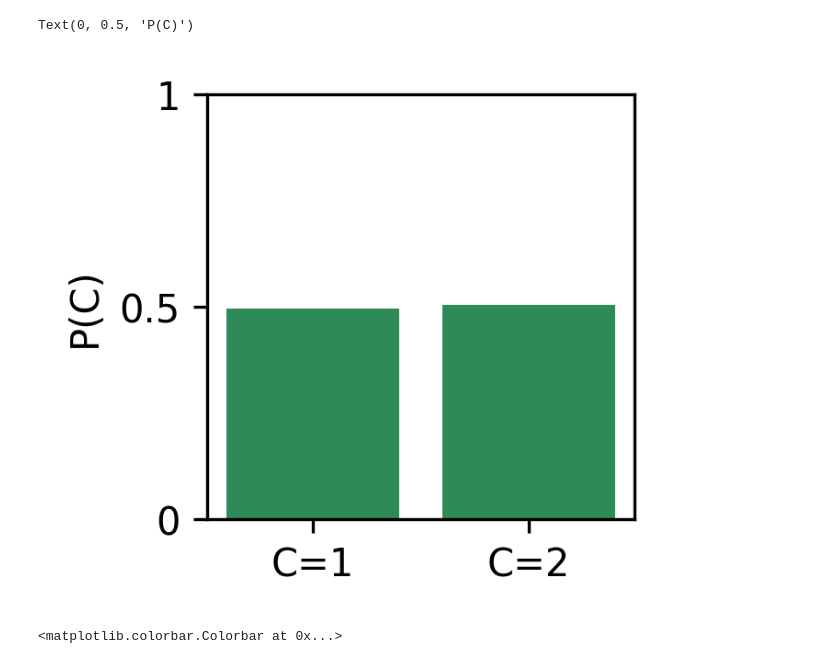
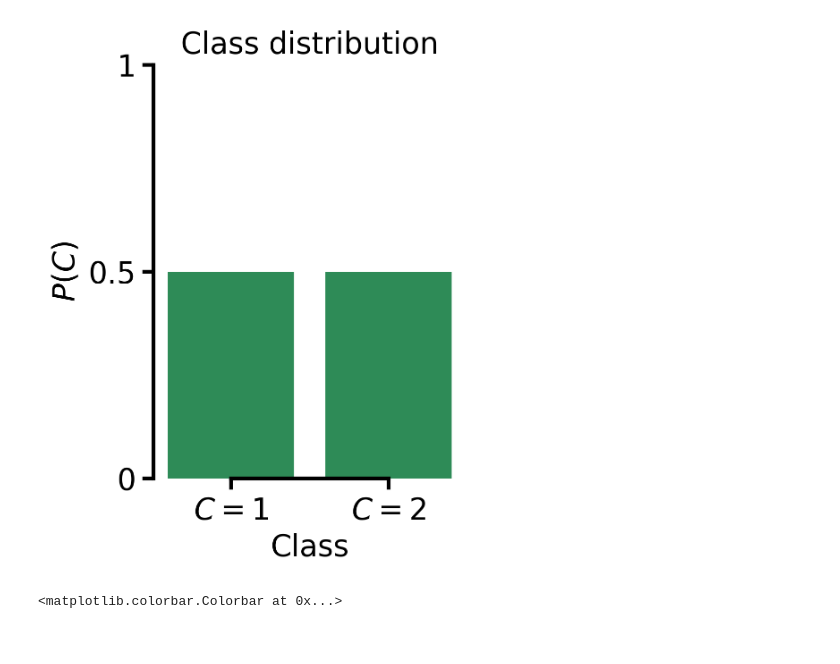
Before and after one commit to suhasshrinivasan/task-transfer, a Jupyter notebook: experiments/sampling_models.ipynb, the cells around one changed output. Cells and saved outputs as stored; diff of their text form; code cells hidden in the pictures.

Commit message:
Add plotting and normalizing flow learning

```diff
--- a/experiments/sampling_models.ipynb
+++ b/experiments/sampling_models.ipynb
@@ -132,0 +88,5 @@ ax.legend(loc="upper right")
+# %%
+dpi = 300
+fig, ax = plt.subplots(dpi=dpi)
+sns.stripplot(samples_dict["x"][:, ::11], ax=ax)
+ax.set_ylim(0, 1.3)
@@ -132,0 +96,2 @@ ax.legend(loc="upper right")
+# %%
+ids = np.arange(0, model.n_x, step=model.n_x/4).astype('int')
@@ -132,0 +163,5 @@ ax.legend(loc="upper right")
+# %%
+fig, ax = plt.subplots(dpi=dpi)
+x = samples_dict["x"][:, 0]
+y = samples_dict["x"][:, 22]
+ax.scatter(x=x, y=y)
@@ -133,17 +243,23 @@ ax.legend(loc="upper right")
 # %%
-fig, ax = plt.subplots(dpi=300, figsize=(2, 2))
+class_dist_figname = "class_distribution.pdf"
+fig, ax = plt.subplots(dpi=300, figsize=(3, 4))
 x = [0, 1]
-d_ones = samples_dict['c'].mean()
-height = [1.0 - d_ones, d_ones]
+# d_ones = samples_dict['c'].mean()
+height = [model.c1_prob, 1 - model.c1_prob]
 ax.bar(x=x, height=height, color="seagreen")
 ax.set_xticks(x)
-ax.set_xticklabels(["C=1", "C=2"])
+ax.set_xticklabels(["$C=1$", "$C=2$"], fontsize=fontsize)
 ax.set_yticks([0, 0.5, 1])
-ax.set_yticklabels(["0", "0.5", "1"])
-ax.set_ylabel("P(C)")
+ax.set_yticklabels(["0", "0.5", "1"], fontsize=fontsize)
+ax.tick_params(axis="both", which="major", labelsize=fontsize, width=tick_width, length=tick_length)
+ax.set_ylabel("$P(C)$", fontsize=fontsize)
+ax.set_xlabel("Class", fontsize=fontsize)
+ax.set_title("Class distribution", fontsize=fontsize)
+sns.despine(ax=ax, trim=True)
+ax.spines[["bottom", "left"]].set_linewidth(tick_width)
+fig.savefig(class_dist_figname, bbox_inches="tight", transparent=True)
 # %% [output]
-Text(0, 0.5, 'P(C)')
-[figure, old version]
+[figure, new version]
 # %%
 corr = torch.corrcoef(samples_dict['x'].T)
 # plot the correlation matrix
```
Also changed, not shown: parts of 21 cells of this notebook.
